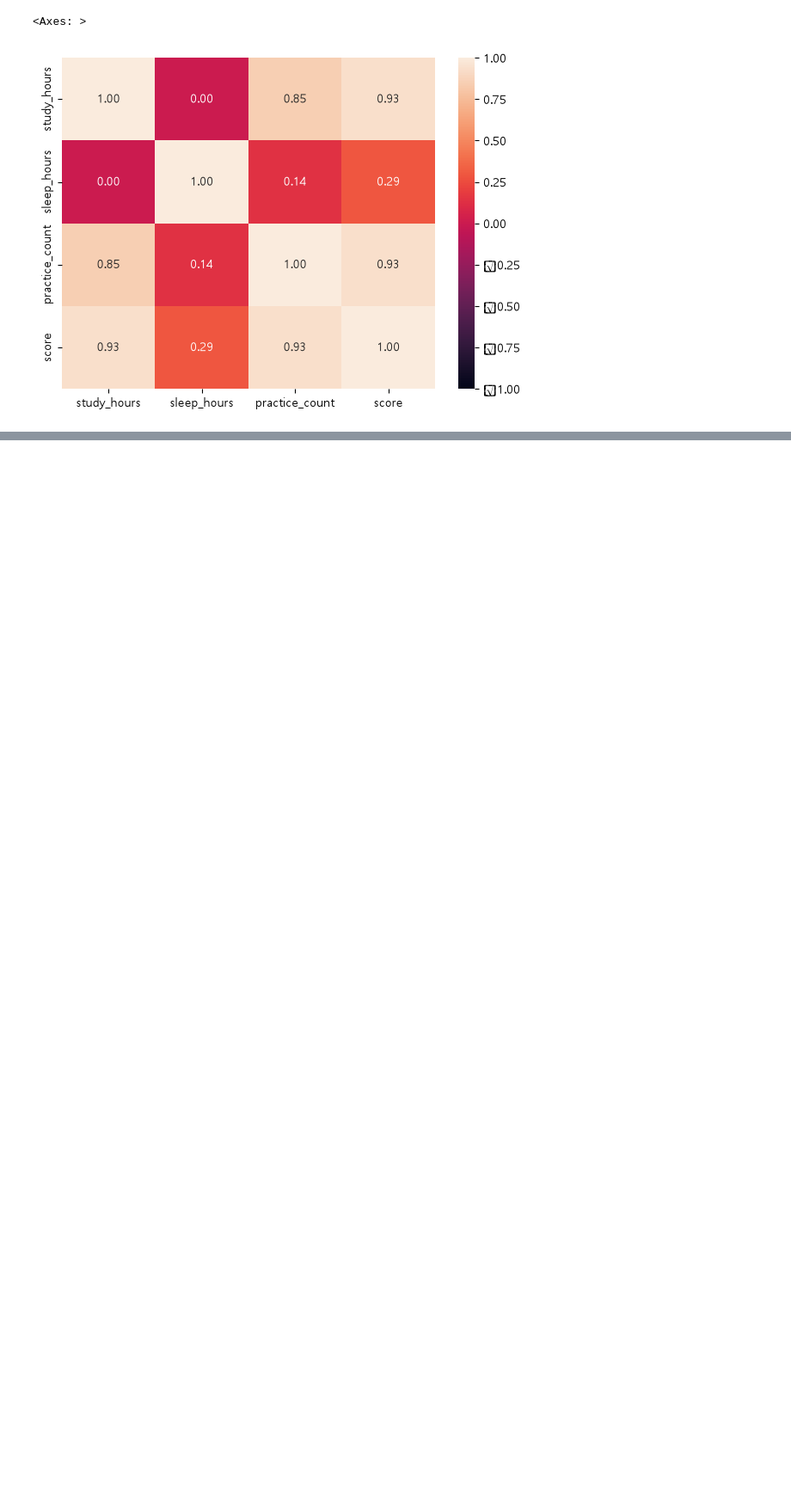
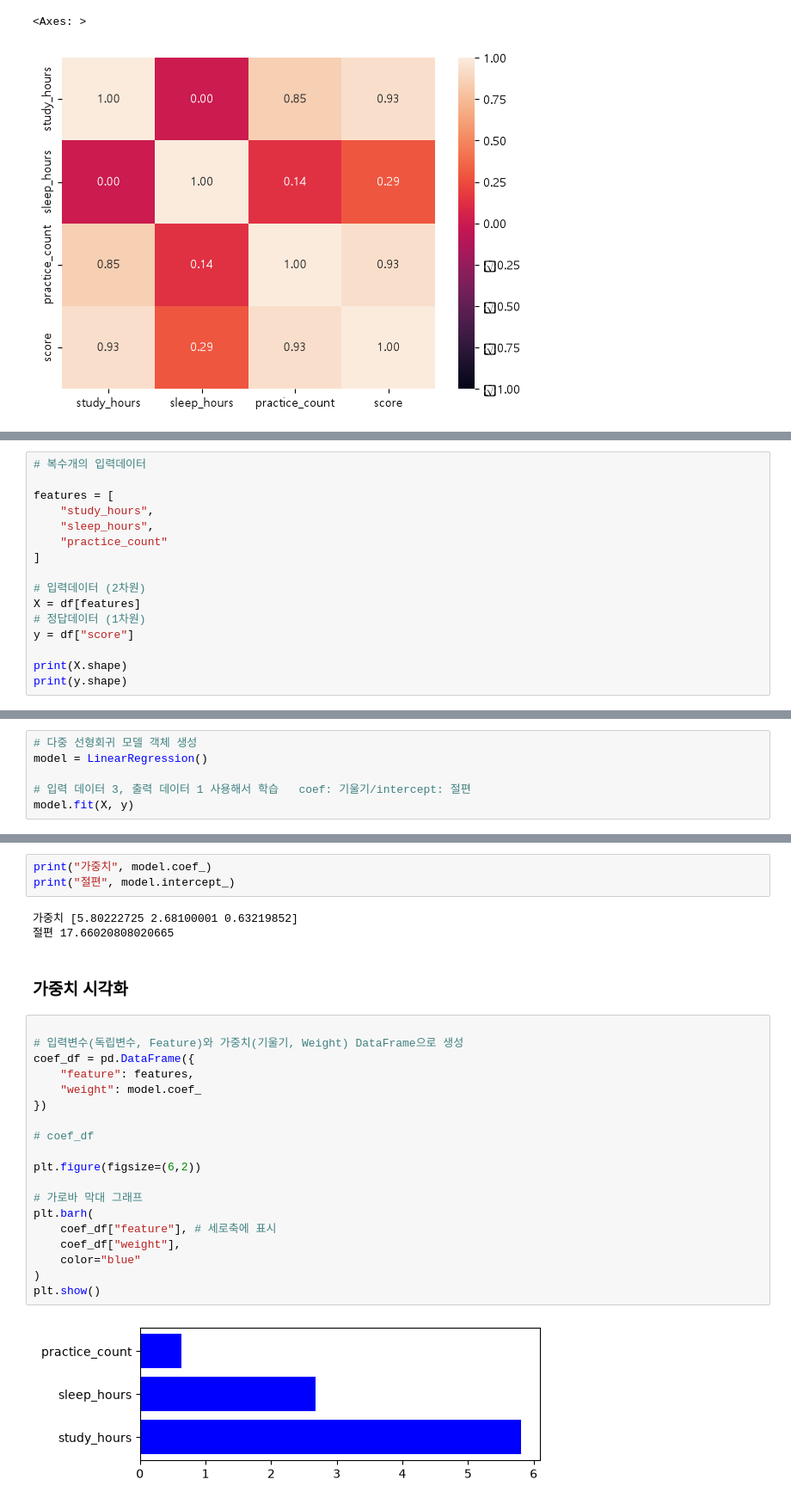
Before and after one commit to jjejjedev/Kant_ML, a Jupyter notebook: 03_ml.ipynb, the cells around one changed output, grey strips where cells are left out. Shown at 86% size. Cells and saved outputs as stored; diff of their text form; blank space fills up the shorter version.

Commit message:
feat:선형회귀,분류모델(얼굴)

```diff
--- a/03_ml.ipynb
+++ b/03_ml.ipynb
@@ -406,0 +409,16 @@ sns.heatmap(
+# %%
+# 복수개의 입력데이터
+
+features = [
+    "study_hours",
+    "sleep_hours",
+    "practice_count"
+]
+
+# 입력데이터 (2차원)
+X = df[features]
+# 정답데이터 (1차원)
+y = df["score"]
+
+print(X.shape)
+print(y.shape)
@@ -406,0 +430,6 @@ sns.heatmap(
+# %%
+# 다중 선형회귀 모델 객체 생성
+model = LinearRegression()
+
+# 입력 데이터 3, 출력 데이터 1 사용해서 학습   coef: 기울기/intercept: 절편
+model.fit(X, y)
@@ -406,0 +442,29 @@ sns.heatmap(
+# %%
+print("가중치", model.coef_)
+print("절편", model.intercept_)
+# %% [output]
+가중치 [5.80222725 2.68100001 0.63219852]
+절편 17.66020808020665
+# %% [markdown]
+### 가중치 시각화
+# %%
+
+# 입력변수(독립변수, Feature)와 가중치(기울기, Weight) DataFrame으로 생성
+coef_df = pd.DataFrame({
+    "feature": features,
+    "weight": model.coef_
+})
+
+# coef_df
+
+plt.figure(figsize=(6,2))
+
+# 가로바 막대 그래프
+plt.barh(
+    coef_df["feature"], # 세로축에 표시
+    coef_df["weight"],
+    color="blue"
+)
+plt.show()
+# %% [output]
+[figure, added]
```
Also changed, not shown: parts of 26 cells of this notebook, 3 other files.
